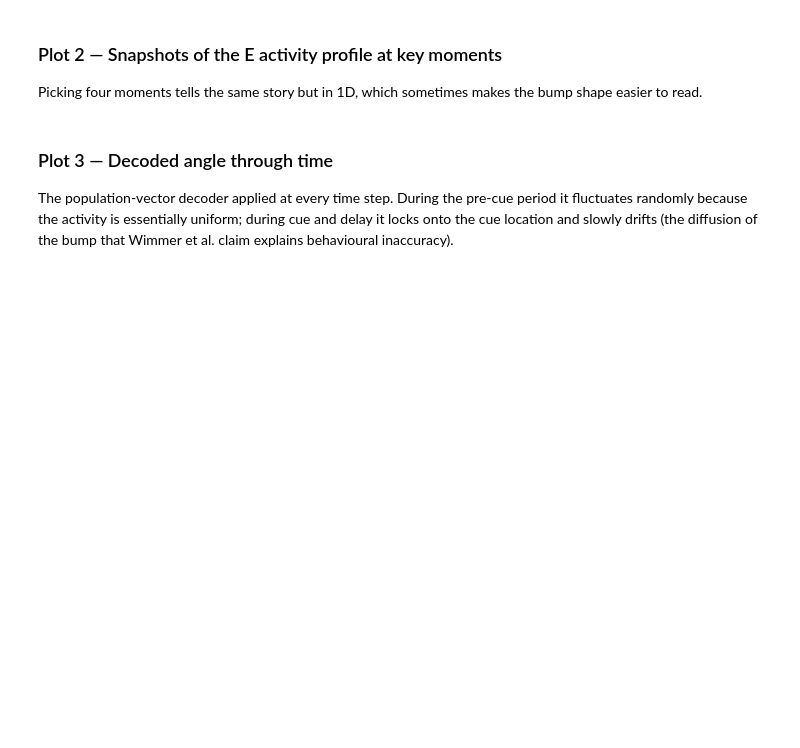
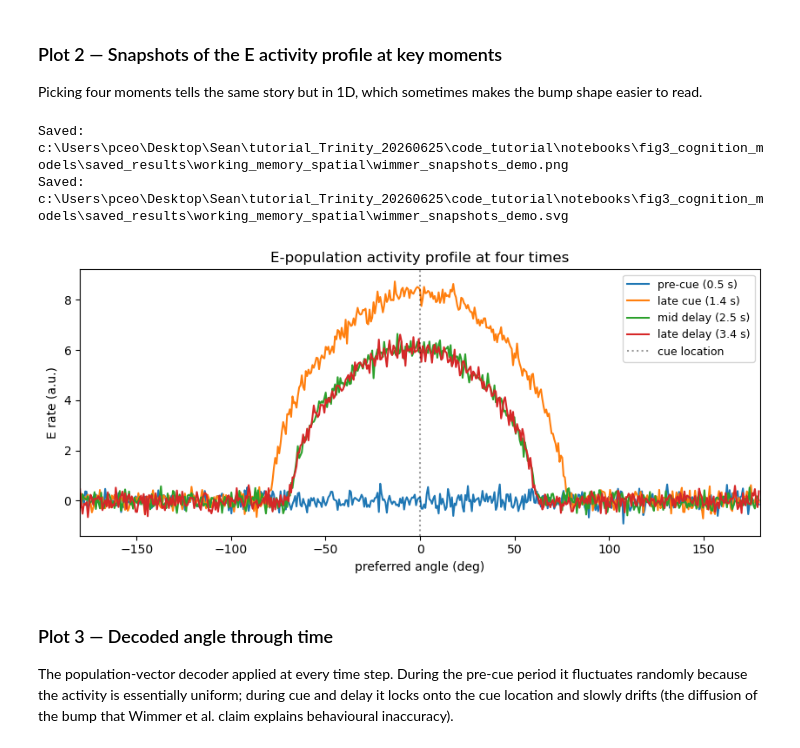
Before and after one commit to teo-fantacci/mechanistic-models-for-cognition, a Jupyter notebook: notebooks/fig3_cognition_models/working_memory_for_spatial_location.ipynb, the cells around one changed output. Saved outputs shown, nothing was run; the diff lists cells and outputs as text; code cells hidden in the pictures; blank space fills up the shorter version.

```diff
--- a/notebooks/fig3_cognition_models/working_memory_for_spatial_location.ipynb
+++ b/notebooks/fig3_cognition_models/working_memory_for_spatial_location.ipynb
@@ -395,32 +432,39 @@ Picking four moments tells the same story but in 1D, which sometimes makes the b
 # %%
 def plot_snapshots(trial: dict, save_name: str | None = None):
     p_dt = PARAMS['dt']
     snapshot_times_ms = {
         'pre-cue (0.5 s)': 500.0,
         'late cue (1.4 s)': 1400.0,
         'mid delay (2.5 s)': 2500.0,
         'late delay (3.4 s)': 3400.0,
     }
     fig, ax = plt.subplots(figsize=(8.5, 4))
     theta_deg = np.degrees(trial['theta'])
     for label, t_ms in snapshot_times_ms.items():
         idx = int(t_ms / p_dt)
         ax.plot(theta_deg, trial['rE'][idx], label=label)
     ax.axvline(np.degrees(trial['cue_angle']), color='k', ls=':',
                alpha=0.4, label='cue location')
     ax.set_xlabel('preferred angle (deg)')
     ax.set_ylabel('E rate (a.u.)')
     ax.set_xlim(-180, 180)
     ax.legend(loc='upper right', fontsize=9)
     ax.set_title('E-population activity profile at four times')
     plt.tight_layout()
     if save_name:
+        os.makedirs(SAVE_DIR, exist_ok=True)
         for ext in ('.png', '.svg'):
-            plt.savefig(os.path.join(SAVE_DIR, save_name + ext), dpi=150, bbox_inches='tight')
+            full = os.path.join(SAVE_DIR, save_name + ext)
+            plt.savefig(full, dpi=150, bbox_inches='tight')
+            print(f"Saved: {full}")
     plt.show()
 
 
 plot_snapshots(trial, save_name='wimmer_snapshots_demo')
+# %% [output]
+Saved: c:\Users\pceo\Desktop\Sean\tutorial_Trinity_20260625\code_tutorial\notebooks\fig3_cognition_models\saved_results\working_memory_spatial\wimmer_snapshots_demo.png
+Saved: c:\Users\pceo\Desktop\Sean\tutorial_Trinity_20260625\code_tutorial\notebooks\fig3_cognition_models\saved_results\working_memory_spatial\wimmer_snapshots_demo.svg
+[figure, added]
 # %% [markdown]
 ### Plot 3 — Decoded angle through time
 
```
Also changed, not shown: parts of 17 cells of this notebook, 4 other files.
